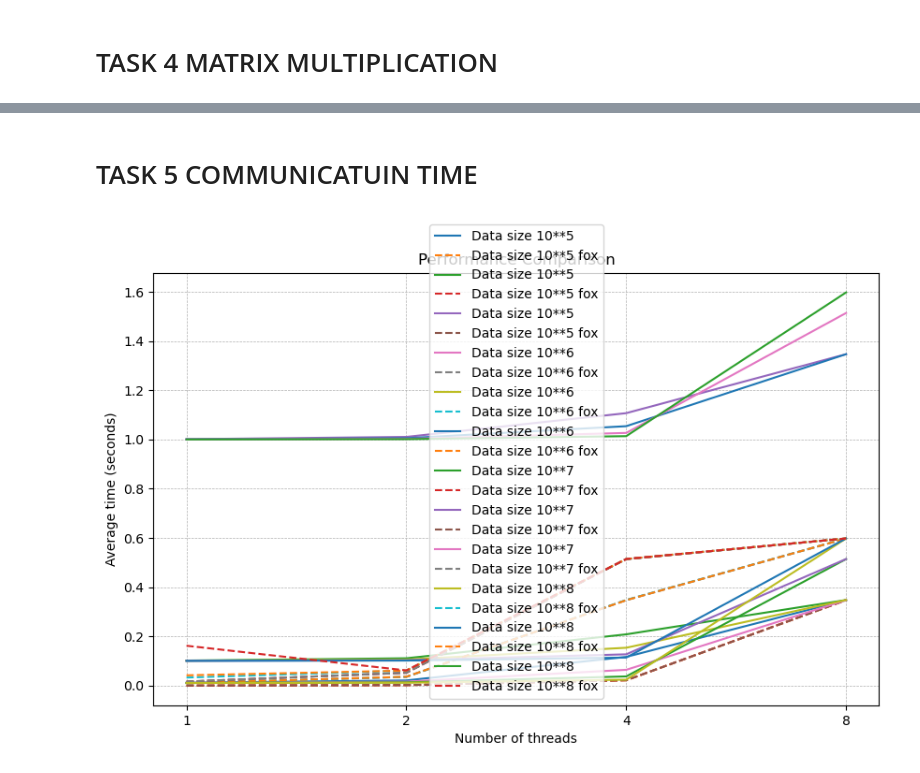
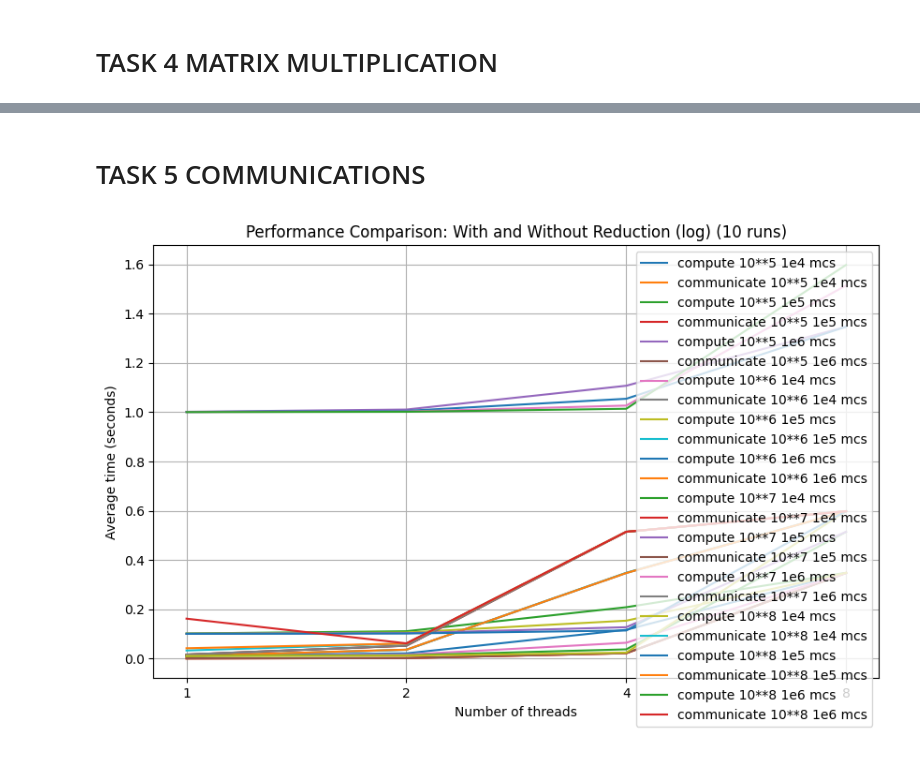
Before and after one commit to YukiTheKilla/supercomputers, a Jupyter notebook: MPI/plot.ipynb, the cells around one changed output, grey strips where cells are left out. Drawn from its saved outputs; the diff is of its cells as text; code cells hidden in the pictures.

```diff
--- a/MPI/plot.ipynb
+++ b/MPI/plot.ipynb
@@ -224,7 +225,7 @@ fig, ax = plt.subplots(2, 1, figsize=(10, 12))
 
 # График ускорения
 for i, size in enumerate(data_sizes):
-    ax[0].plot(num_threads, speedup[i], label=f'Without reduction {size}')
+    ax[0].plot(num_threads, speedup[i], label=f'{size}')
 
 ax[0].set_xlabel('Number of threads')
 ax[0].set_ylabel('Speedup')
@@ -234,7 +235,7 @@ ax[0].grid(True)
 
 # График эффективности (пользы ядра)
 for i, size in enumerate(data_sizes):
-    ax[1].plot(num_threads, efficiency[i], label=f'Without reduction {size}')
+    ax[1].plot(num_threads, efficiency[i], label=f'{size}')
 
 ax[1].set_xlabel('Number of threads')
 ax[1].set_ylabel('Efficiency (Speedup / Threads)')
@@ -251,7 +252,7 @@ plt.show()
 # %%
 # Данные
 data_sizes = ['128x128', '256x256', '512x512']
-num_threads = [1, 4]
+num_threads = ['1',"4"]
 
 # Среднее время без редукции (в секундах)
 time = [
@@ -260,25 +261,22 @@ time = [
     [2.86546, 0.764635]     # Размер 512x512
 ]
 
-# Среднее время с редукцией
 time_fox = [
     [0.0394147, 0.0326725], # Размер 128x128
     [0.311628, 0.0906655],  # Размер 256x256
     [2.7956, 0.641656]      # Размер 512x512
 ]
-
-# Построение графика
 fig, ax = plt.subplots(figsize=(10, 6))
 
 for i, size in enumerate(data_sizes):
-    ax.plot(num_threads, time[i], label=f'Data size {size}')
-    ax.plot(num_threads, time_fox[i], label=f'Data size {size} fox', linestyle='--')
+    ax.plot(num_threads, time[i], label=f'{size}')
+    ax.plot(num_threads, time_fox[i], label=f'Fox {size}', linestyle="--")
 
 ax.set_xlabel('Number of threads')
 ax.set_ylabel('Average time (seconds)')
-ax.set_title('Performance Comparison')
+ax.set_title('Performance Comparison(log) (10 runs)')
 ax.legend()
-ax.grid(True, which="both", linestyle='--', linewidth=0.5)
 
+plt.grid(True)
 plt.show()
 # %% [output]
@@ -336,13 +340,12 @@ plt.show()
 # %% [markdown]
-# TASK 5 COMMUNICATUIN TIME
+# TASK 5 COMMUNICATIONS
 # %%
-
 # Данные
 data_sizes = ['10**5', '10**6', '10**7', '10**8']
 num_threads = ['1', '2', '4', '8']
 
 # Среднее время без редукции (в секундах)
-time_compute_1e4 = [
+time_compute1e4 = [
     [
         0.0114172, 0.0208102, 0.116406, 0.34721  # Num cores: 1
     ],
@@ -358,7 +361,7 @@ time_compute_1e4 = [
 ]
 
 # Среднее время без редукции (в секундах)
-time_communicate_1e4 = [
+time_communicate1e4 = [
     [
         0.000124236, 0.00177467, 0.021243, 0.34721  # Num cores: 1
     ],
@@ -372,8 +375,7 @@ time_communicate_1e4 = [
         0.0323942, 0.0609174, 0.514112, 0.597711  # Num cores: 8
     ]
 ]
-
-time_compute_1e5 = [
+time_compute1e5 = [
     [
         0.101558, 0.110775, 0.20823, 0.347751  # Num cores: 1
     ],
@@ -389,7 +391,7 @@ time_compute_1e5 = [
 ]
 
 # Среднее время без редукции (в секундах)
-time_communicate_1e5 = [
+time_communicate1e5 = [
     [
         0.000128943, 0.00173401, 0.0214096, 0.347751  # Num cores: 1
     ],
@@ -404,7 +406,7 @@ time_communicate_1e5 = [
     ]
 ]
 
-time_compute_1e6 = [
+time_compute1e6 = [
     [
         1.00154, 1.01079, 1.10723, 1.346882  # Num cores: 1
     ],
@@ -416,41 +418,41 @@ time_compute_1e6 = [
     ],
     [
         1.0003, 1.00149, 1.01381, 1.597864  # Num cores: 8
     ]
 ]
 
 # Среднее время без редукции (в секундах)
-time_communicate_1e6 = [
+time_communicate1e6 = [
     [
         0.000129028, 0.00202949, 0.0214758, 0.346882  # Num cores: 1
     ],
     [
         0.00992841, 0.0359401, 0.346882, 0.597864  # Num cores: 2
     ],
     [
         0.016266, 0.052306, 0.514325, 0.597864  # Num cores: 4
     ],
     [
         0.161805, 0.0615203, 0.514325, 0.597864  # Num cores: 8
     ]
 ]
-# Построение графика
+
 fig, ax = plt.subplots(figsize=(10, 6))
 
 for i, size in enumerate(data_sizes):
-    ax.plot(num_threads, time_compute_1e4[i], label=f'Data size {size}')
-    ax.plot(num_threads, time_communicate_1e4[i], label=f'Data size {size} fox', linestyle='--')
-    ax.plot(num_threads, time_compute_1e5[i], label=f'Data size {size}')
-    ax.plot(num_threads, time_communicate_1e5[i], label=f'Data size {size} fox', linestyle='--')
-    ax.plot(num_threads, time_compute_1e6[i], label=f'Data size {size}')
-    ax.plot(num_threads, time_communicate_1e6[i], label=f'Data size {size} fox', linestyle='--')
+    ax.plot(num_threads, time_compute1e4[i], label=f'compute {size} 1e4 mcs')
+    ax.plot(num_threads, time_communicate1e4[i], label=f'communicate {size} 1e4 mcs')
+    ax.plot(num_threads, time_compute1e5[i], label=f'compute {size} 1e5 mcs')
+    ax.plot(num_threads, time_communicate1e5[i], label=f'communicate {size} 1e5 mcs')
+    ax.plot(num_threads, time_compute1e6[i], label=f'compute {size} 1e6 mcs')
+    ax.plot(num_threads, time_communicate1e6[i], label=f'communicate {size} 1e6 mcs')
 
 ax.set_xlabel('Number of threads')
 ax.set_ylabel('Average time (seconds)')
-ax.set_title('Performance Comparison')
+ax.set_title('Performance Comparison: With and Without Reduction (log) (10 runs)')
 ax.legend()
-ax.grid(True, which="both", linestyle='--', linewidth=0.5)
 
+plt.grid(True)
 plt.show()
 # %% [output]
-[figure, old version]
+[figure, new version]
```
Also changed, not shown: parts of 16 cells of this notebook, 8 other files.
